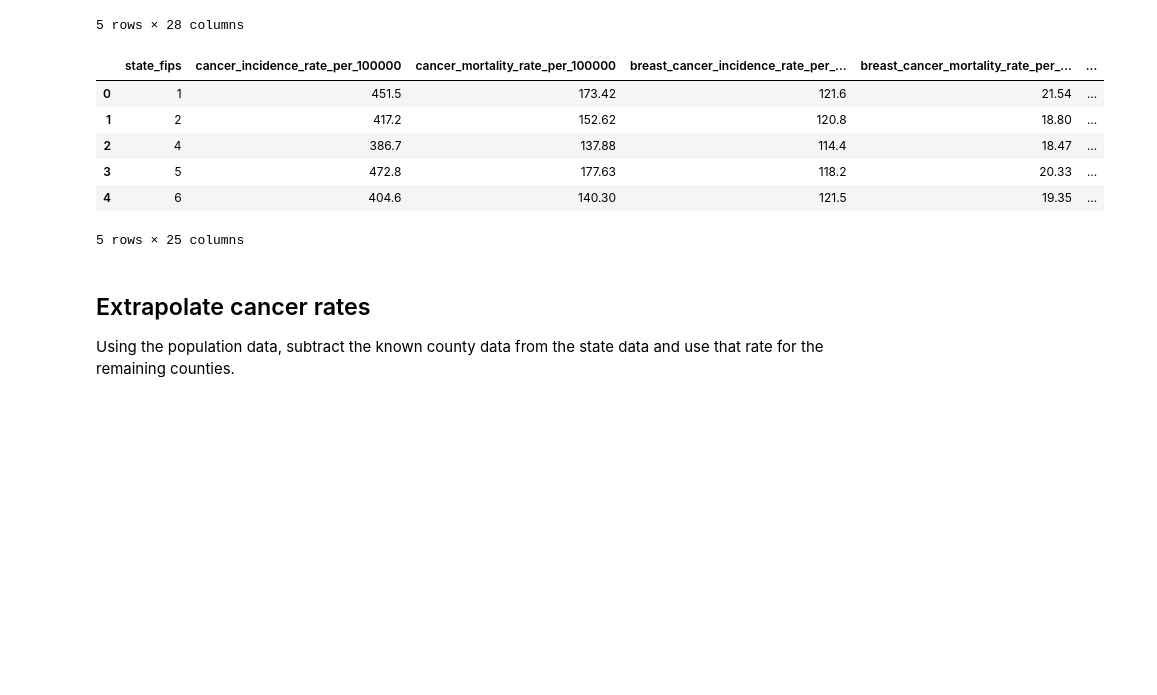
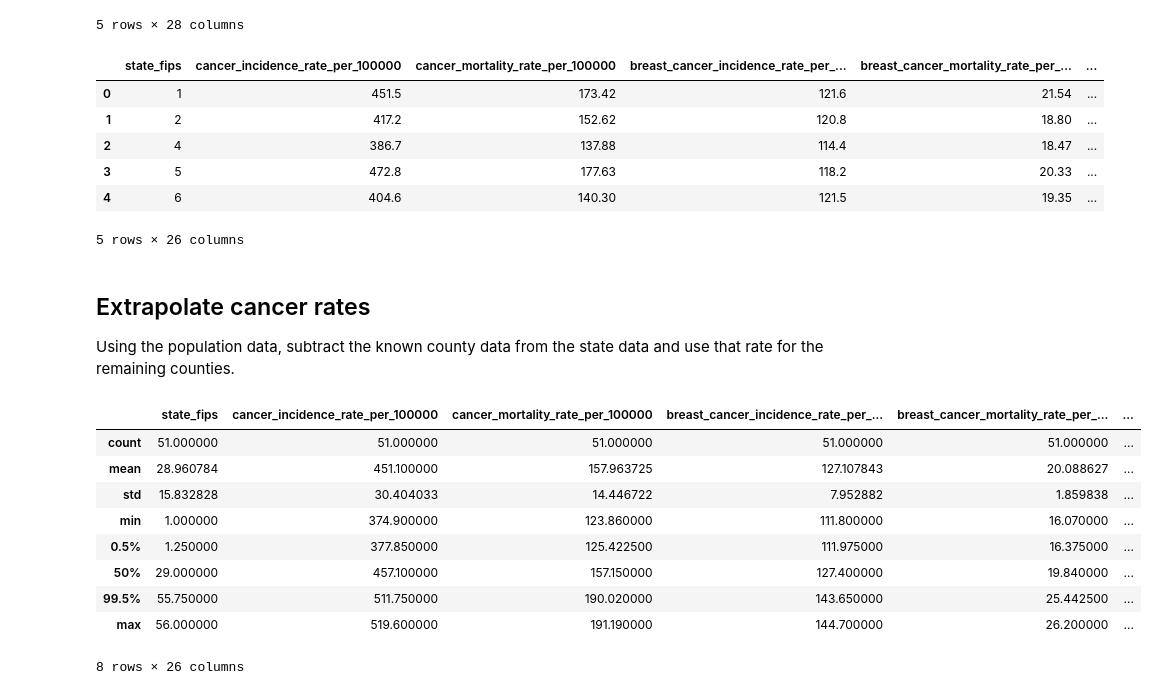
Before and after one commit to agale123/sep-cancer-inequality, a Jupyter notebook: notebooks/cleaning/nci_processing.ipynb, the cells around one changed output. Drawn from its saved outputs; the diff is of its cells as text; code cells hidden in the pictures; blank space fills up the shorter version.

Commit message:
Properly scale data for missing counties and serve data locally

```diff
--- a/notebooks/cleaning/nci_processing.ipynb
+++ b/notebooks/cleaning/nci_processing.ipynb
@@ -112,7 +112,7 @@ county.head()
 svi["state_fips"] = (svi["fips"] / 1000).apply(np.floor).astype(int)
 svi_state = (
     svi.groupby("state_fips")
-    .agg({"population": "sum"})
+    .agg({"population": "sum", "population_over_65": "sum"})
     .reset_index()
     .rename(columns={"state_fips": "fips"})
 )
@@ -128,9 +128,23 @@ state.head()
 | 2 | 4 | 386.7 | 137.88 | 114.4 | 18.47 | ... |
 | 3 | 5 | 472.8 | 177.63 | 118.2 | 20.33 | ... |
 | 4 | 6 | 404.6 | 140.30 | 121.5 | 19.35 | ... |
-5 rows × 25 columns
+5 rows × 26 columns
 # %% [markdown]
 ## Extrapolate cancer rates
 
 Using the population data, subtract the known county data from the state data and use that rate for the remaining counties.
+# %%
+bounds = state.describe(percentiles=[0.005, 0.995])
+bounds
+# %% [output]
+|  | state_fips | cancer_incidence_rate_per_100000 | cancer_mortality_rate_per_100000 | breast_cancer_incidence_rate_per_... | breast_cancer_mortality_rate_per_... | ... |
+| count | 51.000000 | 51.000000 | 51.000000 | 51.000000 | 51.000000 | ... |
+| mean | 28.960784 | 451.100000 | 157.963725 | 127.107843 | 20.088627 | ... |
+| std | 15.832828 | 30.404033 | 14.446722 | 7.952882 | 1.859838 | ... |
+| min | 1.000000 | 374.900000 | 123.860000 | 111.800000 | 16.070000 | ... |
+| 0.5% | 1.250000 | 377.850000 | 125.422500 | 111.975000 | 16.375000 | ... |
+| 50% | 29.000000 | 457.100000 | 157.150000 | 127.400000 | 19.840000 | ... |
+| 99.5% | 55.750000 | 511.750000 | 190.020000 | 143.650000 | 25.442500 | ... |
+| max | 56.000000 | 519.600000 | 191.190000 | 144.700000 | 26.200000 | ... |
+8 rows × 26 columns
 # %%
```
Also changed, not shown: parts of 3 cells of this notebook, 9 other files.
